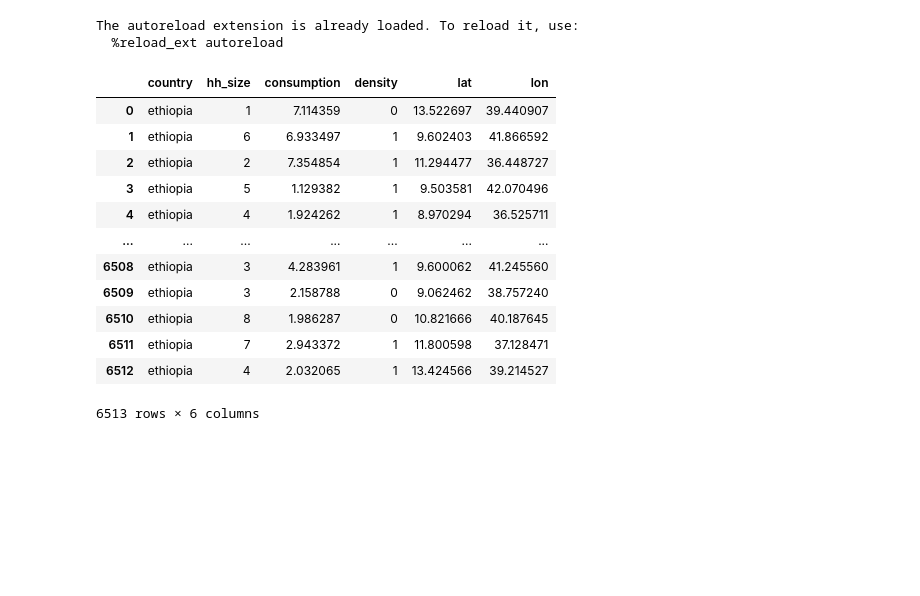
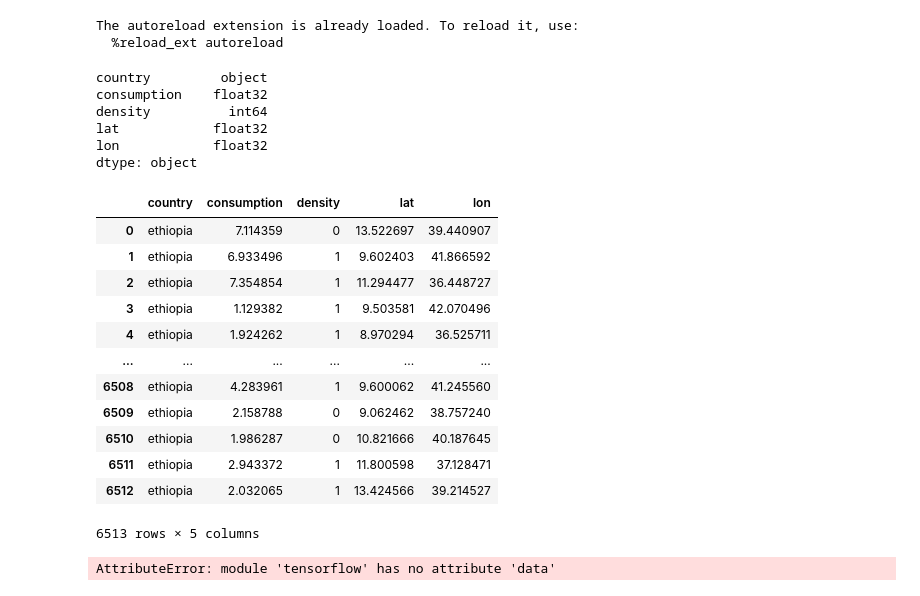
Before and after one commit to omshah2006/Predicting-Poverty-Ethiopia, a Jupyter notebook: preprocessing/process_lsms_tfrecords.ipynb, the cells around one changed output. Cells and saved outputs as stored; diff of their text form; code cells hidden in the pictures; blank space fills up the shorter version.

Commit message:
added data

```diff
--- a/preprocessing/process_lsms_tfrecords.ipynb
+++ b/preprocessing/process_lsms_tfrecords.ipynb
@@ -18,24 +29,39 @@ LSMS_CSV_PATH = '../data/lsms_clusters.csv'
 # %%
 df_lsms = pd.read_csv(LSMS_CSV_PATH)
+
+# Type conversion to float32
+df_lsms['lat'] = df_lsms['lat'].astype(np.float32)
+df_lsms['lon'] = df_lsms['lon'].astype(np.float32)
+df_lsms['consumption'] = df_lsms['consumption'].astype(np.float32)
+
+print(df_lsms.dtypes)
 display(df_lsms)
 # %% [output]
+country         object
+consumption    float32
+density          int64
+lat            float32
+lon            float32
+dtype: object
-|  | country | hh_size | consumption | density | lat | lon |
-| 0 | ethiopia | 1 | 7.114359 | 0 | 13.522697 | 39.440907 |
-| 1 | ethiopia | 6 | 6.933497 | 1 | 9.602403 | 41.866592 |
-| 2 | ethiopia | 2 | 7.354854 | 1 | 11.294477 | 36.448727 |
-| 3 | ethiopia | 5 | 1.129382 | 1 | 9.503581 | 42.070496 |
-| 4 | ethiopia | 4 | 1.924262 | 1 | 8.970294 | 36.525711 |
-| ... | ... | ... | ... | ... | ... | ... |
-| 6508 | ethiopia | 3 | 4.283961 | 1 | 9.600062 | 41.245560 |
-| 6509 | ethiopia | 3 | 2.158788 | 0 | 9.062462 | 38.757240 |
-| 6510 | ethiopia | 8 | 1.986287 | 0 | 10.821666 | 40.187645 |
-| 6511 | ethiopia | 7 | 2.943372 | 1 | 11.800598 | 37.128471 |
-| 6512 | ethiopia | 4 | 2.032065 | 1 | 13.424566 | 39.214527 |
+|  | country | consumption | density | lat | lon |
+| 0 | ethiopia | 7.114359 | 0 | 13.522697 | 39.440907 |
+| 1 | ethiopia | 6.933496 | 1 | 9.602403 | 41.866592 |
+| 2 | ethiopia | 7.354854 | 1 | 11.294477 | 36.448727 |
+| 3 | ethiopia | 1.129382 | 1 | 9.503581 | 42.070496 |
+| 4 | ethiopia | 1.924262 | 1 | 8.970294 | 36.525711 |
+| ... | ... | ... | ... | ... | ... |
+| 6508 | ethiopia | 4.283961 | 1 | 9.600062 | 41.245560 |
+| 6509 | ethiopia | 2.158788 | 0 | 9.062462 | 38.757240 |
+| 6510 | ethiopia | 1.986287 | 0 | 10.821666 | 40.187645 |
+| 6511 | ethiopia | 2.943372 | 1 | 11.800598 | 37.128471 |
+| 6512 | ethiopia | 2.032065 | 1 | 13.424566 | 39.214527 |
-6513 rows × 6 columns
+6513 rows × 5 columns
 # %%
+# First TFRecord path
 sample_tfrecord = TFRECORDS_DIR + 'ethiopia_00.tfrecord'
-"""
-Get feature map
-Plot image using matplot lib
-Create dataset using satellite imagery and consumption data
-"""
+
+# Get feature array of first record
+feature_set = helper.create_single_feature_set(filename=sample_tfrecord)
+helper.get_feature_array(feature_set=feature_set)
+# %% [output]
+AttributeError: module 'tensorflow' has no attribute 'data'
```
Also changed, not shown: parts of 6 cells of this notebook, 11 other files.
